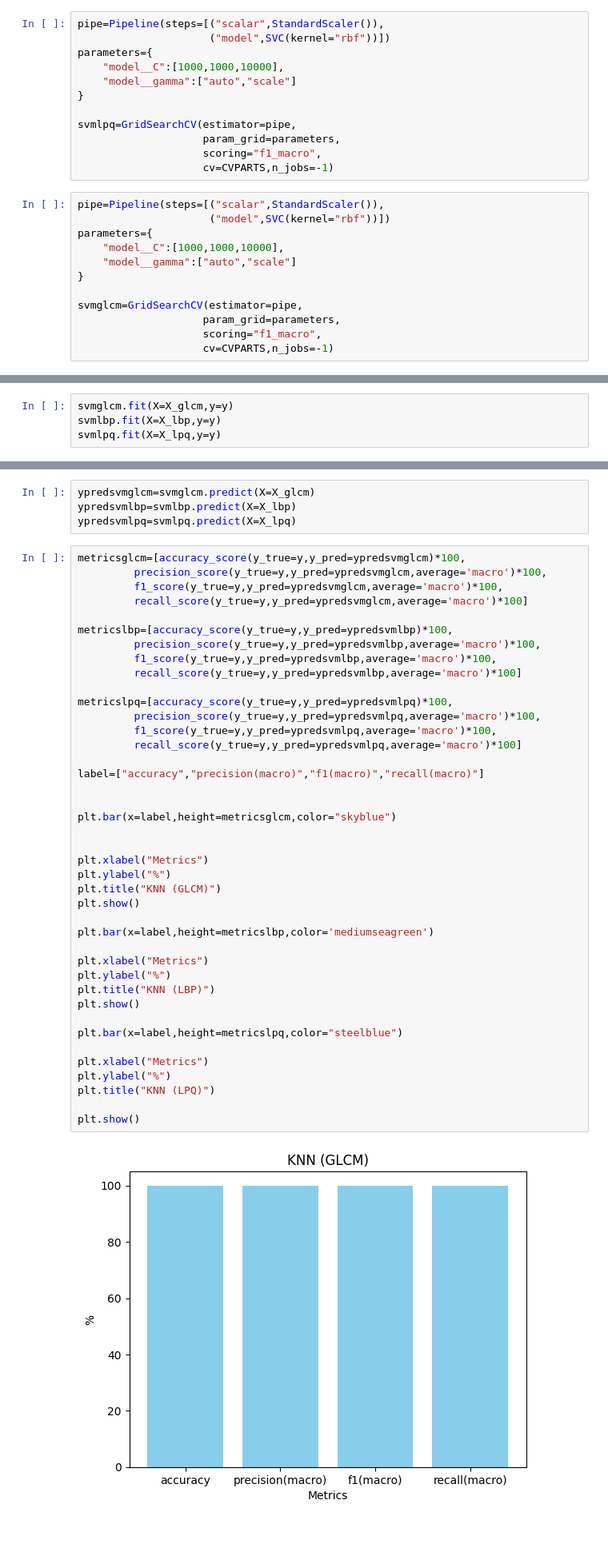
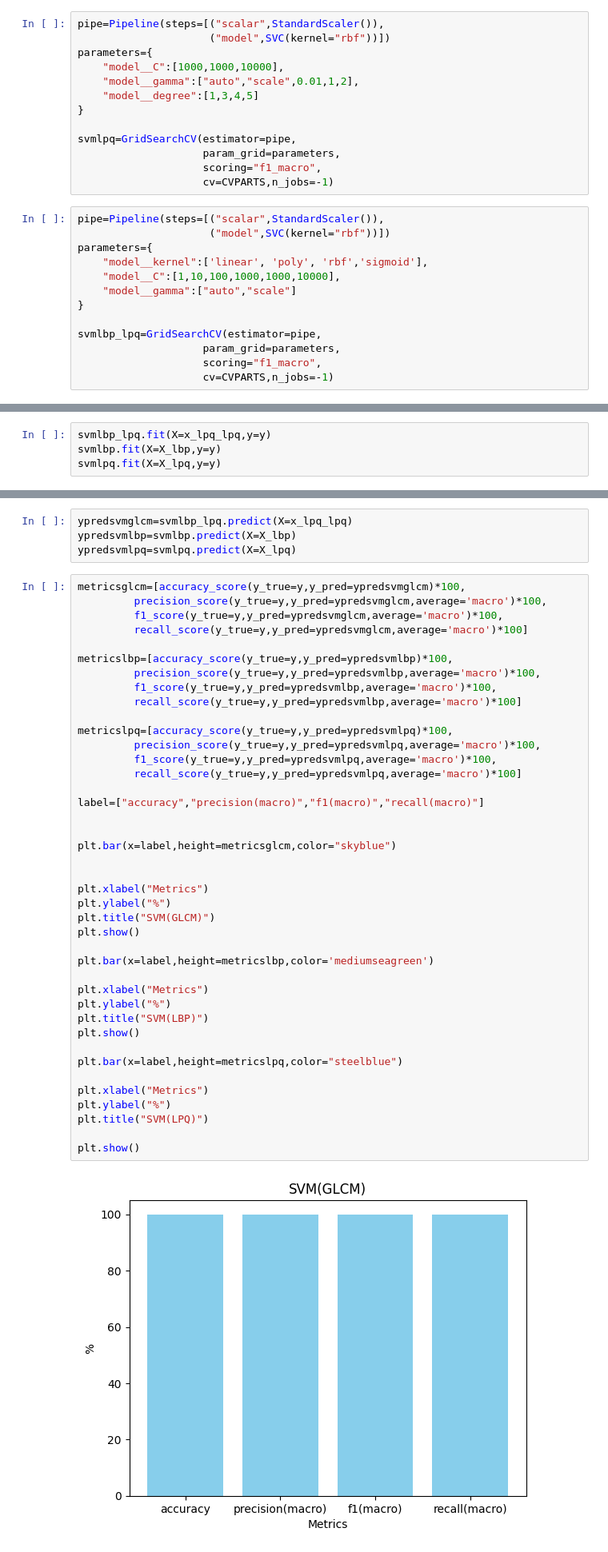
Before and after one commit to alguiguilo098/Trabalho-Final-Inteligencia-Computacional, a Jupyter notebook: main.ipynb, the cells around one changed output, grey strips where cells are left out. Shown at 80% size. Saved outputs shown, nothing was run; the diff lists cells and outputs as text.

```diff
--- a/main.ipynb
+++ b/main.ipynb
@@ -56,7 +59,8 @@ pipe=Pipeline(steps=[("scalar",StandardScaler()),
                      ("model",SVC(kernel="rbf"))])
 parameters={
     "model__C":[1000,1000,10000],
-    "model__gamma":["auto","scale"]
+    "model__gamma":["auto","scale",0.01,1,2],
+    "model__degree":[1,3,4,5]
 }
 
 svmlpq=GridSearchCV(estimator=pipe,
@@ -67,11 +71,12 @@ svmlpq=GridSearchCV(estimator=pipe,
 pipe=Pipeline(steps=[("scalar",StandardScaler()),
                      ("model",SVC(kernel="rbf"))])
 parameters={
-    "model__C":[1000,1000,10000],
+    "model__kernel":['linear', 'poly', 'rbf','sigmoid'],
+    "model__C":[1,10,100,1000,1000,10000],
     "model__gamma":["auto","scale"]
 }
 
-svmglcm=GridSearchCV(estimator=pipe,
+svmlbp_lpq=GridSearchCV(estimator=pipe,
                     param_grid=parameters,
                     scoring="f1_macro",
                     cv=CVPARTS,n_jobs=-1)
@@ -90,7 +95,7 @@ svmlbp=GridSearchCV(estimator=pipe,
                     scoring="f1_macro",
                     cv=CVPARTS,n_jobs=-1)
 # %%
-svmglcm.fit(X=X_glcm,y=y)
+svmlbp_lpq.fit(X=x_lpq_lpq,y=y)
 svmlbp.fit(X=X_lbp,y=y)
 svmlpq.fit(X=X_lpq,y=y)
 # %% [output]
@@ -103,6 +109,6 @@ GridSearchCV(cv=5,
              scoring='f1_macro')
 # %%
-ypredsvmglcm=svmglcm.predict(X=X_glcm)
+ypredsvmglcm=svmlbp_lpq.predict(X=x_lpq_lpq)
 ypredsvmlbp=svmlbp.predict(X=X_lbp)
 ypredsvmlpq=svmlpq.predict(X=X_lpq)
 # %%
@@ -117,34 +123,34 @@ metricslbp=[accuracy_score(y_true=y,y_pred=ypredsvmlbp)*100,
          recall_score(y_true=y,y_pred=ypredsvmlbp,average='macro')*100]
 
 metricslpq=[accuracy_score(y_true=y,y_pred=ypredsvmlpq)*100,
          precision_score(y_true=y,y_pred=ypredsvmlpq,average='macro')*100,
          f1_score(y_true=y,y_pred=ypredsvmlpq,average='macro')*100,
          recall_score(y_true=y,y_pred=ypredsvmlpq,average='macro')*100]
 
 label=["accuracy","precision(macro)","f1(macro)","recall(macro)"]
 
 
 plt.bar(x=label,height=metricsglcm,color="skyblue")
 
 
 plt.xlabel("Metrics")
 plt.ylabel("%")
-plt.title("KNN (GLCM)")
+plt.title("SVM(GLCM)")
 plt.show()
 
 plt.bar(x=label,height=metricslbp,color='mediumseagreen')
 
 plt.xlabel("Metrics")
 plt.ylabel("%")
-plt.title("KNN (LBP)")
+plt.title("SVM(LBP)")
 plt.show()
 
 plt.bar(x=label,height=metricslpq,color="steelblue")
 
 plt.xlabel("Metrics")
 plt.ylabel("%")
-plt.title("KNN (LPQ)")
+plt.title("SVM(LPQ)")
 
 plt.show()
 # %% [output]
-[figure, old version]
+[figure, new version]
```
Also changed, not shown: parts of 5 cells of this notebook, 20 other files.
